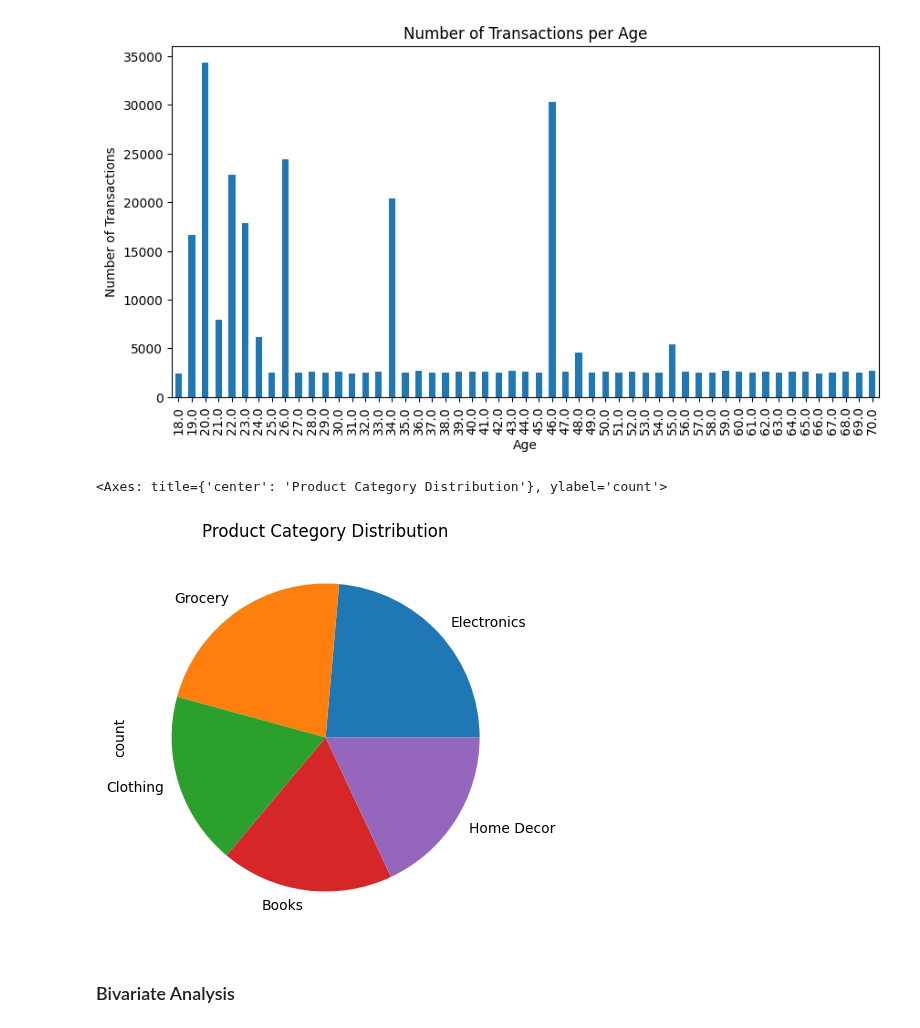
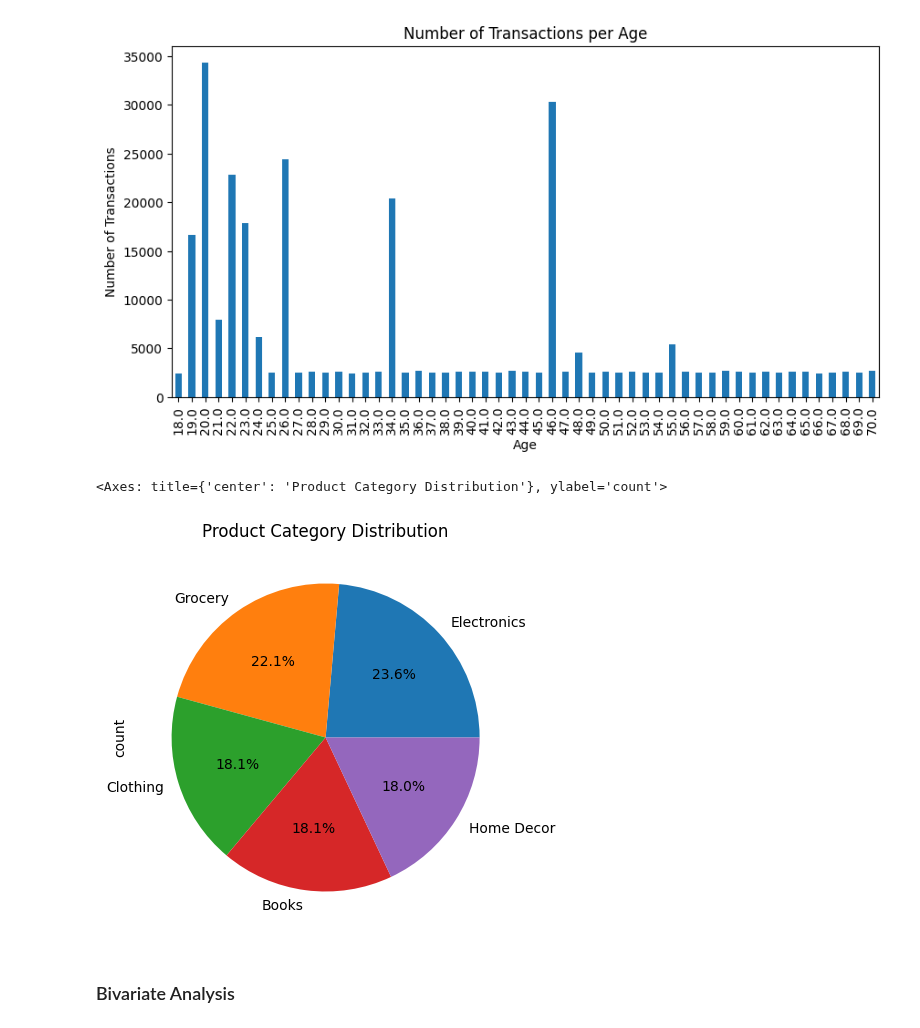
Before and after one commit to JAA999/grocery_prediction, a Jupyter notebook: ML_Project.ipynb, the cells around one changed output. Cells and saved outputs as stored; diff of their text form; code cells hidden in the pictures.

Commit message:
Added formatting to pie charts and skeleton code for NN

```diff
--- a/ML_Project.ipynb
+++ b/ML_Project.ipynb
@@ -225,10 +227,10 @@ data.groupby('Age').size().plot.bar()
 # %%
 # Product Category Distribution
 plt.figure(figsize=(5, 5))
-data['Product_Category'].value_counts().plot(kind='pie', title='Product Category Distribution')
+data['Product_Category'].value_counts().plot(kind='pie', autopct='%1.1f%%', title='Product Category Distribution')
 # %% [output]
 <Axes: title={'center': 'Product Category Distribution'}, ylabel='count'>
-[figure, old version]
+[figure, new version]
 # %% [markdown]
 ### Bivariate Analysis
 # %%
```
Also changed, not shown: parts of 8 cells of this notebook.
